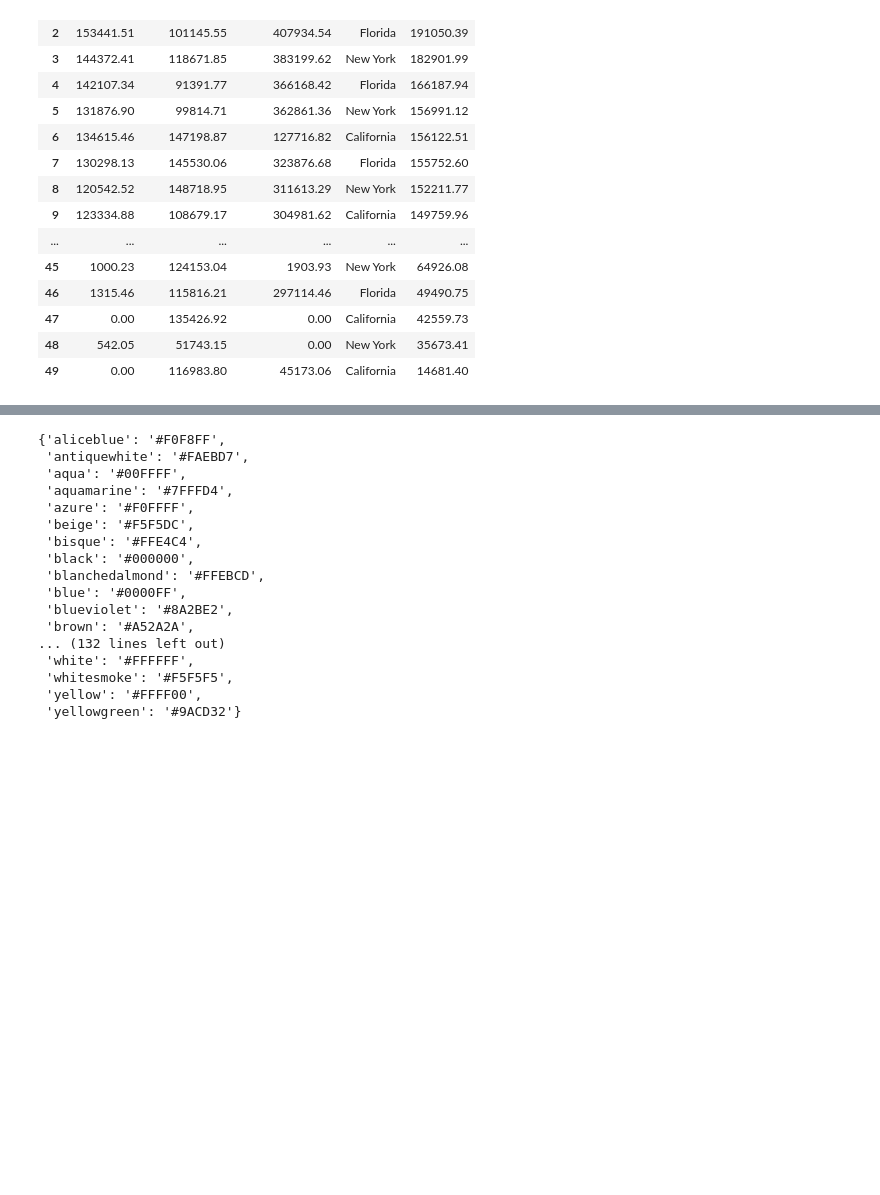
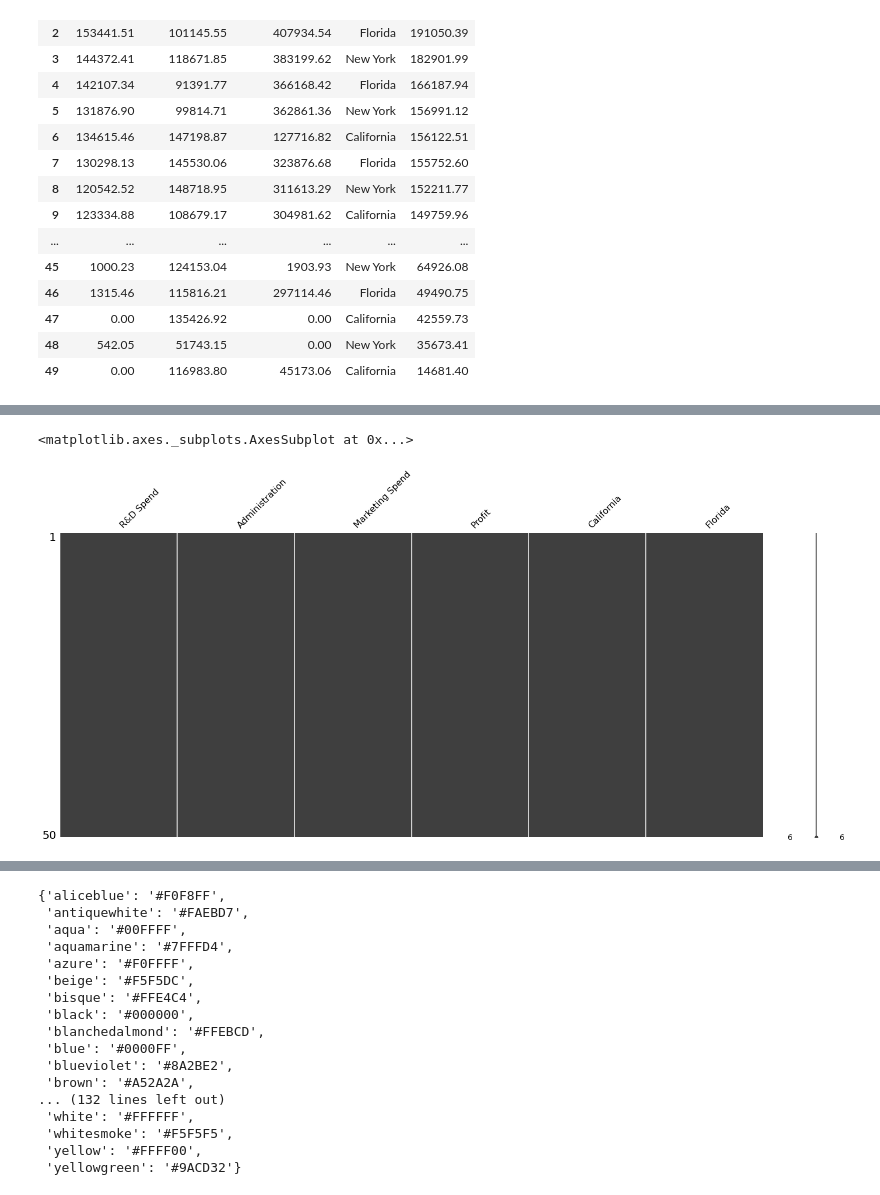
Before and after one commit to Sourav61/Goeduhub-Assignments, a Jupyter notebook: Task_8.ipynb, the cells around one changed output, grey strips where cells are left out. Drawn from its saved outputs; the diff is of its cells as text; code cells hidden in the pictures; blank space fills up the shorter version.

```diff
--- a/Task_8.ipynb
+++ b/Task_8.ipynb
@@ -229,0 +253,5 @@ plt.show()
+# %%
+msno.matrix(final.sample(50))
+# %% [output]
+<matplotlib.axes._subplots.AxesSubplot at 0x...>
+[figure, added]
```
Also changed, not shown: parts of 56 cells of this notebook.
